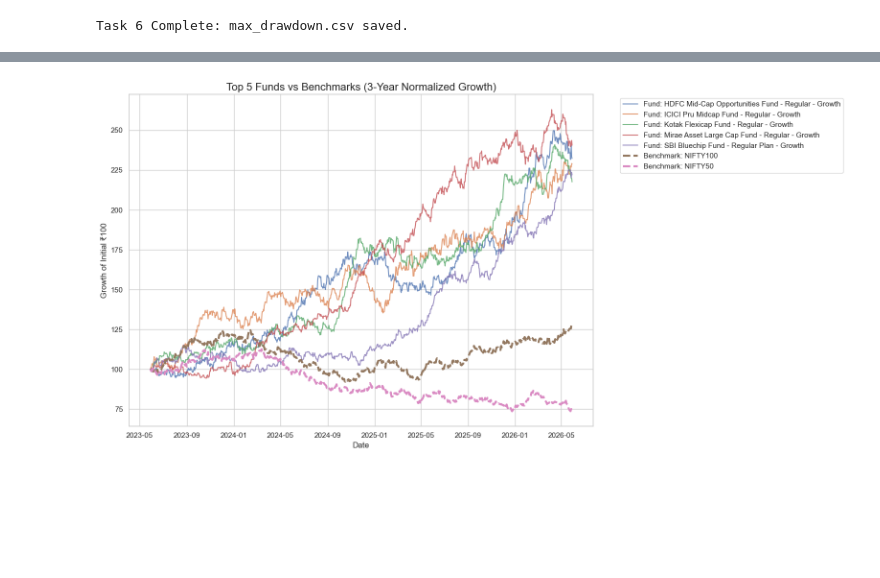
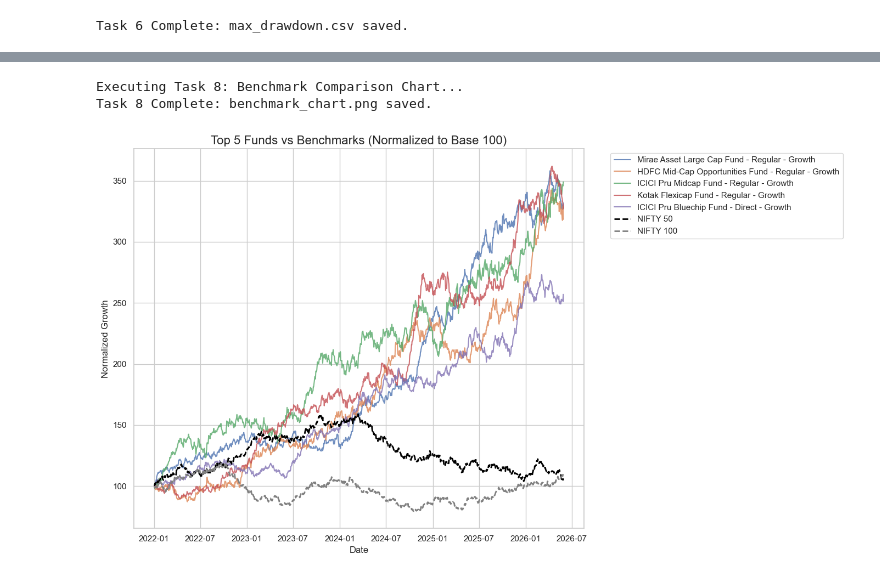
Before and after one commit to Razorface1919/bluestock_mf_capstone, a Jupyter notebook: notebooks/04_performance_analytics.ipynb, the cells around one changed output, grey strips where cells are left out. Cells and saved outputs as stored; diff of their text form; code cells hidden in the pictures; blank space fills up the shorter version.

```diff
--- a/notebooks/04_performance_analytics.ipynb
+++ b/notebooks/04_performance_analytics.ipynb
@@ -146,18 +125,12 @@ Task 5 Complete: alpha_beta.csv saved. Shape: (40, 3)
 # %%
-# Maximum Drawdown
 def compute_max_drawdown(group):
-    # running_max tracks the highest NAV seen up to the current date
     running_max = group['nav'].cummax()
     drawdown = (group['nav'] / running_max) - 1
-
-    # max_dd is the lowest negative value
-    max_dd = drawdown.min()
-    return max_dd
+    return drawdown.min()
 
 df_drawdown = df_nav.groupby('amfi_code').apply(compute_max_drawdown).reset_index()
 df_drawdown.columns = ['amfi_code', 'max_drawdown']
-
-df_drawdown.to_csv(r'data\processed\max_drawdown.csv', index=False)
+df_drawdown.to_csv(PROCESSED_DIR / 'max_drawdown.csv', index=False)
 print("Task 6 Complete: max_drawdown.csv saved.")
 # %% [output]
 Task 6 Complete: max_drawdown.csv saved.
@@ -221,57 +169,41 @@ Task 7 Complete: fund_scorecard.csv saved.
 # %%
-# Benchmark Comparison Chart
-import matplotlib.pyplot as plt
-import numpy as np
-import pandas as pd
+print("Executing Task 8: Benchmark Comparison Chart...")
 
-# 1. Top 5 AMFI Codes
-top_5_codes = df_scorecard.head(5)['amfi_code'].tolist()
+df_nav['amfi_code'] = df_nav['amfi_code'].astype(str)
 
-# Ensuring df_nav amfi_code is string for filtering the chart data
-df_nav['amfi_code'] = df_nav['amfi_code'].astype(str)
-df_top5 = df_nav[df_nav['amfi_code'].isin(top_5_codes)].merge(df_expense, on='amfi_code')
+top_5_amfi = df_scorecard.head(5)['amfi_code'].tolist()
+top_5_names = df_scorecard.head(5)['scheme_name'].tolist()
 
-# 2. NIFTY50 and NIFTY100 data
-df_benchmarks = df_bench[df_bench['index_name'].isin(['NIFTY50', 'NIFTY100'])].rename(columns={'date': 'nav_date'})
+df_nav_top5 = df_nav[df_nav['amfi_code'].isin(top_5_amfi)]
 
-# Filtering for the last 3 years
-max_date = df_top5['nav_date'].max()
-start_date = max_date - pd.DateOffset(years=3)
+df_nifty50 = df_bench[df_bench['index_name'] == 'NIFTY50'].rename(columns={'date': 'nav_date', 'close_value': 'NIFTY 50'})
+df_nifty100_bench = df_bench[df_bench['index_name'] == 'NIFTY100'].rename(columns={'date': 'nav_date', 'close_value': 'NIFTY 100'})
 
-df_top5_3yr = df_top5[df_top5['nav_date'] >= start_date]
-df_bench_3yr = df_benchmarks[df_benchmarks['nav_date'] >= start_date]
+plt.figure(figsize=(14, 8))
 
-# 3. Normalizing values to 100 at the start date for fair comparison
-plt.figure(figsize=(16, 8))
+# Normalize data to base 100 for visual comparison
+for amfi, name in zip(top_5_amfi, top_5_names):
+    fund_data = df_nav_top5[df_nav_top5['amfi_code'] == amfi].sort_values('nav_date')
+    if not fund_data.empty:
+        normalized_nav = (fund_data['nav'] / fund_data['nav'].iloc[0]) * 100
+        plt.plot(fund_data['nav_date'], normalized_nav, label=name, alpha=0.8)
 
-for name, group in df_top5_3yr.groupby('scheme_name'):
-    normalized = (group['nav'] / group['nav'].iloc[0]) * 100
-    plt.plot(group['nav_date'], normalized, label=f"Fund: {name}", alpha=0.8)
+for bench_df, label, color in zip([df_nifty50, df_nifty100_bench], ['NIFTY 50', 'NIFTY 100'], ['black', 'grey']):
+    bench_df = bench_df.sort_values('nav_date')
+    if not bench_df.empty:
+        normalized_bench = (bench_df[label] / bench_df[label].iloc[0]) * 100
+        plt.plot(bench_df['nav_date'], normalized_bench, label=label, color=color, linewidth=2, linestyle='--')
 
-for name, group in df_bench_3yr.groupby('index_name'):
-    normalized = (group['close_value'] / group['close_value'].iloc[0]) * 100
-    plt.plot(group['nav_date'], normalized, label=f"Benchmark: {name}", linewidth=3, linestyle='--')
-
-plt.title('Top 5 Funds vs Benchmarks (3-Year Normalized Growth)', fontsize=16)
-plt.ylabel('Growth of Initial ₹100')
+plt.title('Top 5 Funds vs Benchmarks (Normalized to Base 100)', fontsize=16)
 plt.xlabel('Date')
+plt.ylabel('Normalized Growth')
 plt.legend(bbox_to_anchor=(1.05, 1), loc='upper left')
 plt.tight_layout()
+plt.savefig(REPORTS_DIR / 'benchmark_chart.png')
+print("Task 8 Complete: benchmark_chart.png saved.")
 
-plt.savefig(r'reports\benchmark_chart.png')
-plt.show()
-
-# 4. Computing Tracking Error for Top 5
-print("\n--- Tracking Error (vs NIFTY100) ---")
-
-df_merged['amfi_code'] = df_merged['amfi_code'].astype(str)
-
-for code in top_5_codes:
-    fund_data = df_merged[df_merged['amfi_code'] == code]
-    fund_returns = fund_data['daily_return']
-    bench_returns = fund_data['bench_return']
-    tracking_error = (fund_returns - bench_returns).std() * np.sqrt(252)
-    name = df_expense[df_expense['amfi_code'] == code]['scheme_name'].iloc[0]
-    print(f"{name}: {tracking_error:.4f}")
+conn.close()
 # %% [output]
+Executing Task 8: Benchmark Comparison Chart...
+Task 8 Complete: benchmark_chart.png saved.
-[figure, old version]
+[figure, new version]
```
Also changed, not shown: parts of 7 cells of this notebook, 38 other files.
